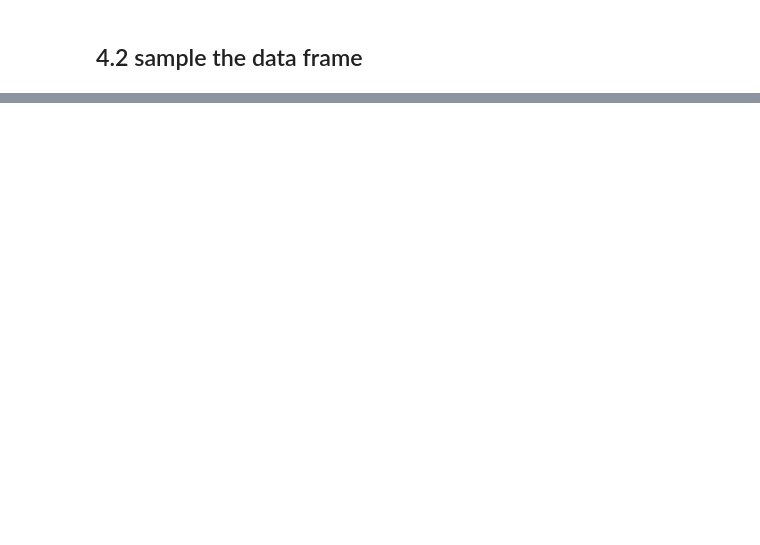
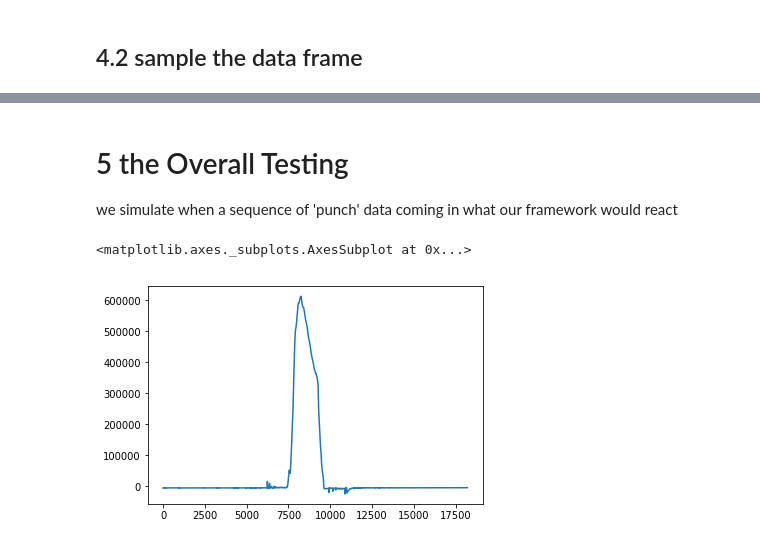
Before and after one commit to youndoldman/EDV-Anormaly-Detection, a Jupyter notebook: pipeline.ipynb, the cells around one changed output, grey strips where cells are left out. Drawn from its saved outputs; the diff is of its cells as text; code cells hidden in the pictures; blank space fills up the shorter version.

```diff
--- a/pipeline.ipynb
+++ b/pipeline.ipynb
@@ -309,0 +348,12 @@ Int64Index([], dtype='int64')
+# %% [markdown]
+# 5 the Overall Testing
+
+we simulate when a sequence of 'punch' data coming in what our framework would react
+# %%
+# sample time series data
+df_f = df_force[80800:99000].reset_index(drop=True)
+df_s = df_stroke[80800:99000].reset_index(drop=True)
+df_f.plot()
+# %% [output]
+<matplotlib.axes._subplots.AxesSubplot at 0x...>
+[figure, added]
```
Also changed, not shown: parts of 28 cells of this notebook.
